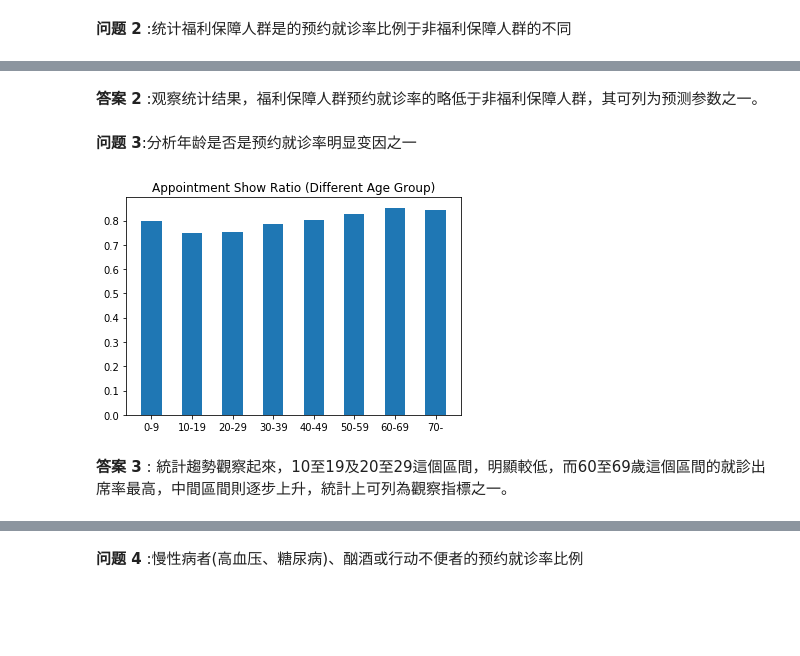
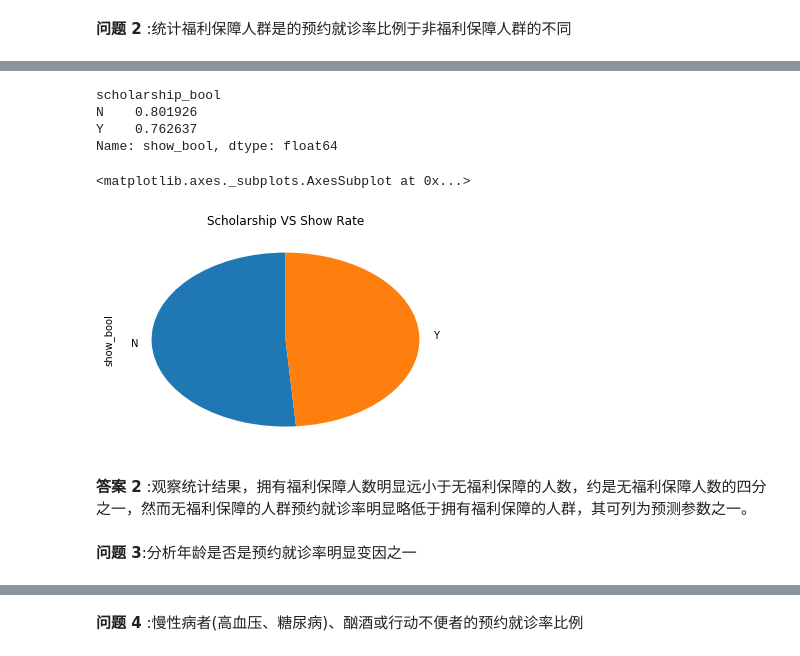
Before and after one commit to andy74911/Udacity, a Jupyter notebook: Machine Learning (Junior)/探索数据集/于巴西未前往就诊的挂号预约探讨.ipynb, the cells around one changed output, grey strips where cells are left out. Saved outputs shown, nothing was run; the diff lists cells and outputs as text; code cells hidden in the pictures; blank space fills up the shorter version.

```diff
--- a/Machine Learning (Junior)/探索数据集/于巴西未前往就诊的挂号预约探讨.ipynb
+++ b/Machine Learning (Junior)/探索数据集/于巴西未前往就诊的挂号预约探讨.ipynb
@@ -109,4 +113,15 @@ draw_plot(show_yes,show_no ,title, x_label,legend )
+# %%
+scholar_ratio = df.groupby('scholarship_bool')['show_bool'].mean()
+print(scholar_ratio)
+scholar_ratio.plot(kind = 'pie', startangle = 90, title = 'Scholarship VS Show Rate')
+# %% [output]
+scholarship_bool
+N    0.801926
+Y    0.762637
+Name: show_bool, dtype: float64
+<matplotlib.axes._subplots.AxesSubplot at 0x...>
+[figure, added]
 # %% [markdown]
-**答案 2** :观察统计结果，福利保障人群预约就诊率的略低于非福利保障人群，其可列为预测参数之一。
+**答案 2** :观察统计结果，拥有福利保障人数明显远小于无福利保障的人数，约是无福利保障人数的四分之一，然而无福利保障的人群预约就诊率明显略低于拥有福利保障的人群，其可列为预测参数之一。
 # %% [markdown]
 **问题 3**:分析年龄是否是预约就诊率明显变因之一
@@ -134,14 +141,3 @@ df['AgeLevel'] = age_levels
 #df.loc[:,['Age', 'AgeLevel']].head(5)
 #df_age_group = df.groupby(['AgeLevel', 'No-show'])[['PatientId']].count().unstack()
 #df_age_group.head(5)
-# %%
-group_age_level = df.pivot_table('Show',  index = 'AgeLevel')
-idx = np.arange(len(group_age_level.index))
-plt.bar(idx,group_age_level['Show'], width = 0.5)
-plt.xticks(idx,group_age_level.index)
-plt.title('Appointment Show Ratio (Different Age Group)')
-plt.show()
-# %% [output]
-[figure, removed]
-# %% [markdown]
-**答案 3** : 統計趨勢觀察起來，10至19及20至29這個區間，明顯較低，而60至69歲這個區間的就診出席率最高，中間區間則逐步上升，統計上可列為觀察指標之一。
```
Also changed, not shown: parts of 24 cells of this notebook, 1 other file.
